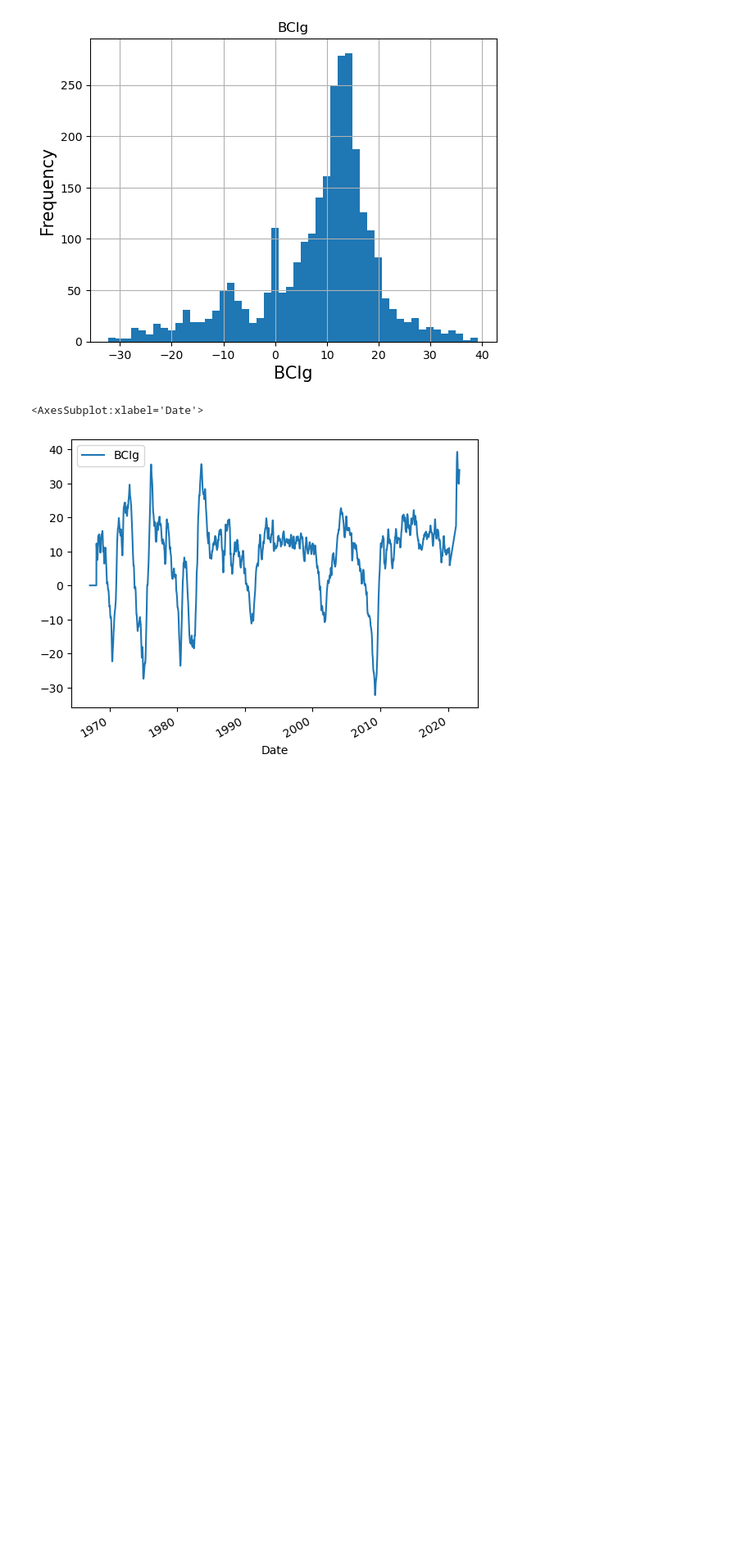
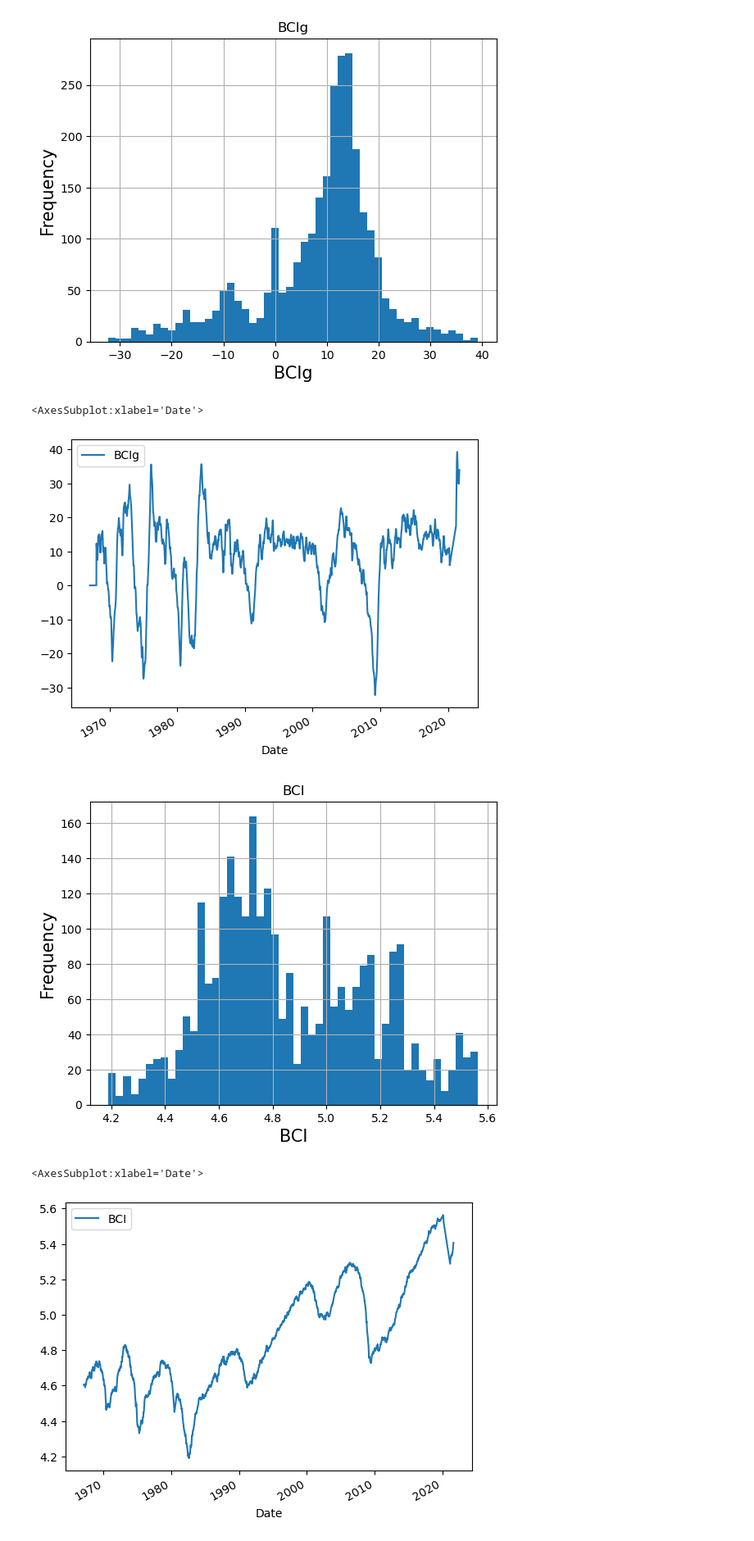
Before and after one commit to Jakoviz/Forward-looking-model-of-the-US-economy, a Jupyter notebook: notebooks/BCI_USRECD_pre_processing.ipynb, the cells around one changed output. Shown at 82% size. Saved outputs shown, nothing was run; the diff lists cells and outputs as text; code cells hidden in the pictures; blank space fills up the shorter version.

Commit message:
Restore Logorithm transformation.

```diff
--- a/notebooks/BCI_USRECD_pre_processing.ipynb
+++ b/notebooks/BCI_USRECD_pre_processing.ipynb
@@ -53,15 +53,19 @@ df.plot(y="BCIg")
 <AxesSubplot:xlabel='Date'>
 [figure]
 # %%
-## Log transformations on the data:
-# df.BCI = df.BCI.apply(lambda x: np.log(x))
-# df.BCIg = df.BCIg.apply(lambda x: np.log(x + abs(min(df.BCIg)) + 0.1)) # Because there are values that are negative, we transform all values just a little bit positive to be able to make a logarithmic transformation.
-# df.BCIp = df.BCIp.apply(lambda x: np.log(x + abs(min(df.BCIp)) + 0.1))
+# Log transformations on the data:
+df.BCI = df.BCI.apply(lambda x: np.log(x))
+df.BCIg = df.BCIg.apply(lambda x: np.log(x + abs(min(df.BCIg)) + 0.1)) # Because there are values that are negative, we transform all values just a little bit positive to be able to make a logarithmic transformation.
+df.BCIp = df.BCIp.apply(lambda x: np.log(x + abs(min(df.BCIp)) + 0.1))
 # %%
-# # Histograms of features after logarithmic transformation:
-# df.hist(column = "BCI", bins = 50)
-# plt.xlabel("BCI",fontsize=15)
-# plt.ylabel("Frequency",fontsize=15)
-# plt.show()
-# df.plot(y="BCI")
+# Histograms of features after logarithmic transformation:
+df.hist(column = "BCI", bins = 50)
+plt.xlabel("BCI",fontsize=15)
+plt.ylabel("Frequency",fontsize=15)
+plt.show()
+df.plot(y="BCI")
+# %% [output]
+[figure, added]
+<AxesSubplot:xlabel='Date'>
+[figure, added]
 # %%
```
Also changed, not shown: parts of 2 cells of this notebook, 2 other files.
